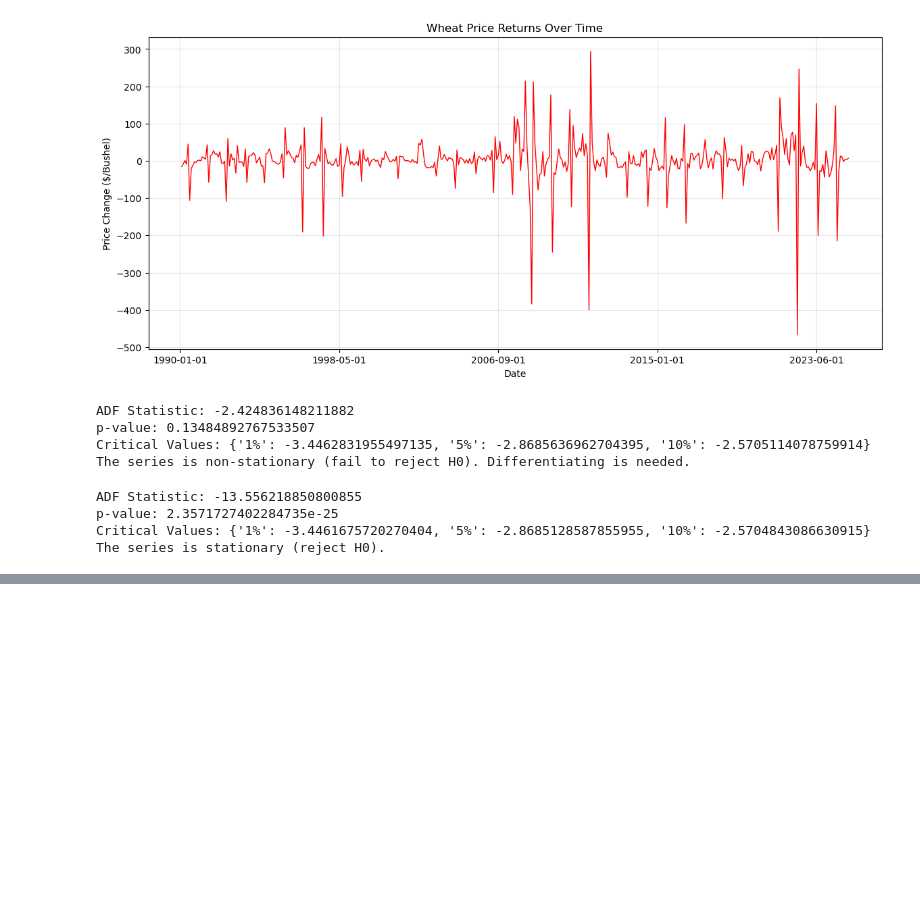
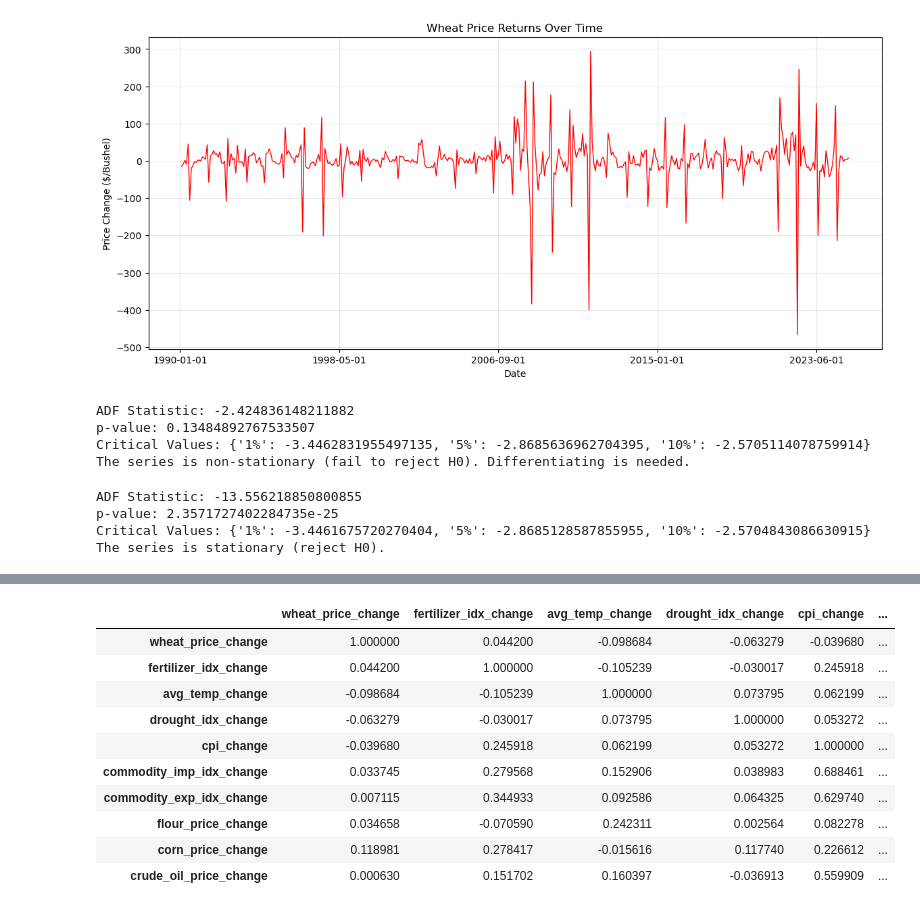
Before and after one commit to djwh1tmer/ML-Time-Series-Final-Project, a Jupyter notebook: Jupyter Notebooks/Exploratory_Data_Analysis.ipynb, the cells around one changed output, grey strips where cells are left out. Saved outputs shown, nothing was run; the diff lists cells and outputs as text; code cells hidden in the pictures; blank space fills up the shorter version.

Commit message:
Price Change Models

```diff
--- a/Jupyter Notebooks/Exploratory_Data_Analysis.ipynb
+++ b/Jupyter Notebooks/Exploratory_Data_Analysis.ipynb
@@ -131,0 +157,14 @@ The series is stationary (reject H0).
+# %%
+df_diff.corr()
+# %% [output]
+|  | wheat_price_change | fertilizer_idx_change | avg_temp_change | drought_idx_change | cpi_change | ... |
+| wheat_price_change | 1.000000 | 0.044200 | -0.098684 | -0.063279 | -0.039680 | ... |
+| fertilizer_idx_change | 0.044200 | 1.000000 | -0.105239 | -0.030017 | 0.245918 | ... |
+| avg_temp_change | -0.098684 | -0.105239 | 1.000000 | 0.073795 | 0.062199 | ... |
+| drought_idx_change | -0.063279 | -0.030017 | 0.073795 | 1.000000 | 0.053272 | ... |
+| cpi_change | -0.039680 | 0.245918 | 0.062199 | 0.053272 | 1.000000 | ... |
+| commodity_imp_idx_change | 0.033745 | 0.279568 | 0.152906 | 0.038983 | 0.688461 | ... |
+| commodity_exp_idx_change | 0.007115 | 0.344933 | 0.092586 | 0.064325 | 0.629740 | ... |
+| flour_price_change | 0.034658 | -0.070590 | 0.242311 | 0.002564 | 0.082278 | ... |
+| corn_price_change | 0.118981 | 0.278417 | -0.015616 | 0.117740 | 0.226612 | ... |
+| crude_oil_price_change | 0.000630 | 0.151702 | 0.160397 | -0.036913 | 0.559909 | ... |
```
Also changed, not shown: parts of 5 cells of this notebook, 5 other files.
